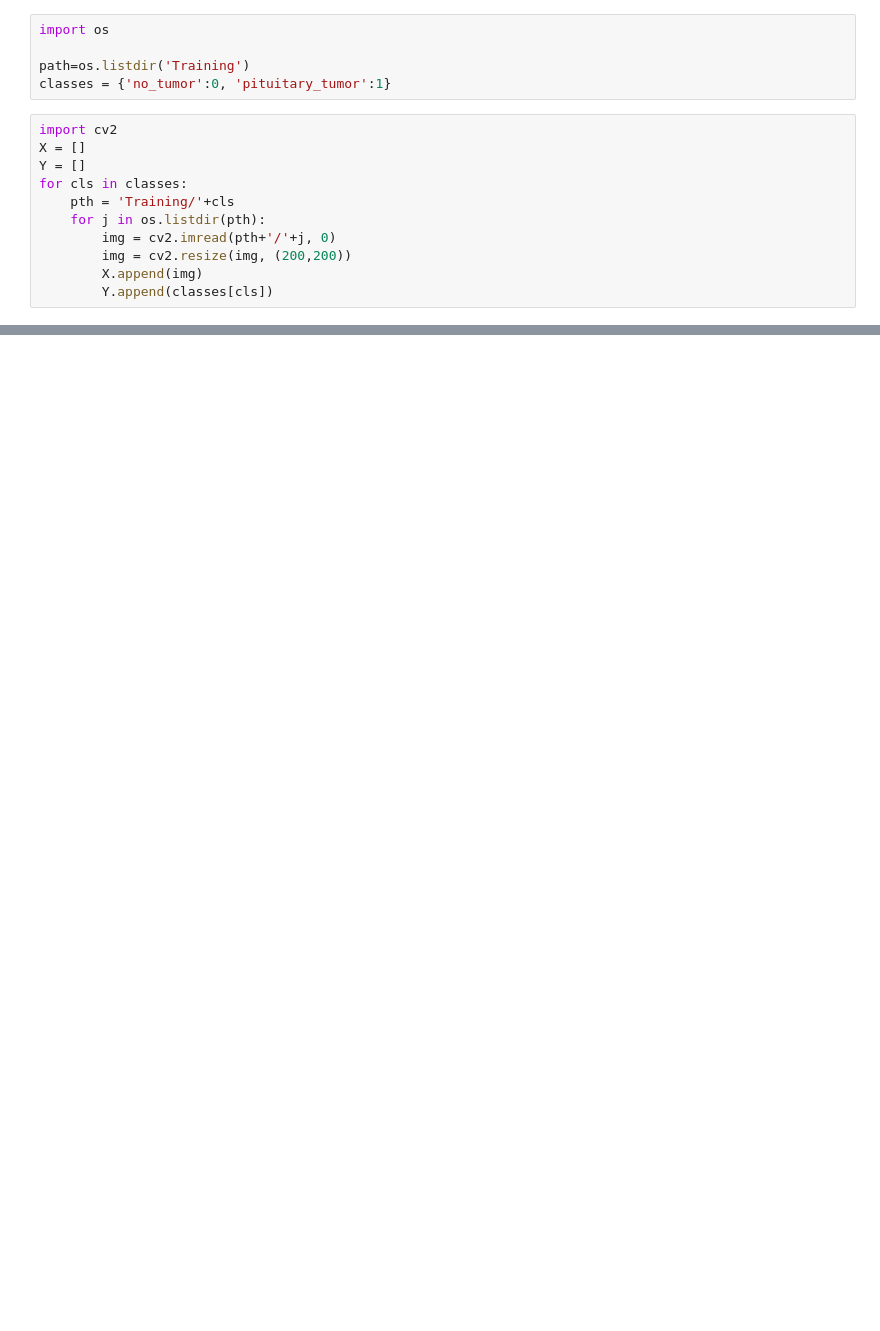
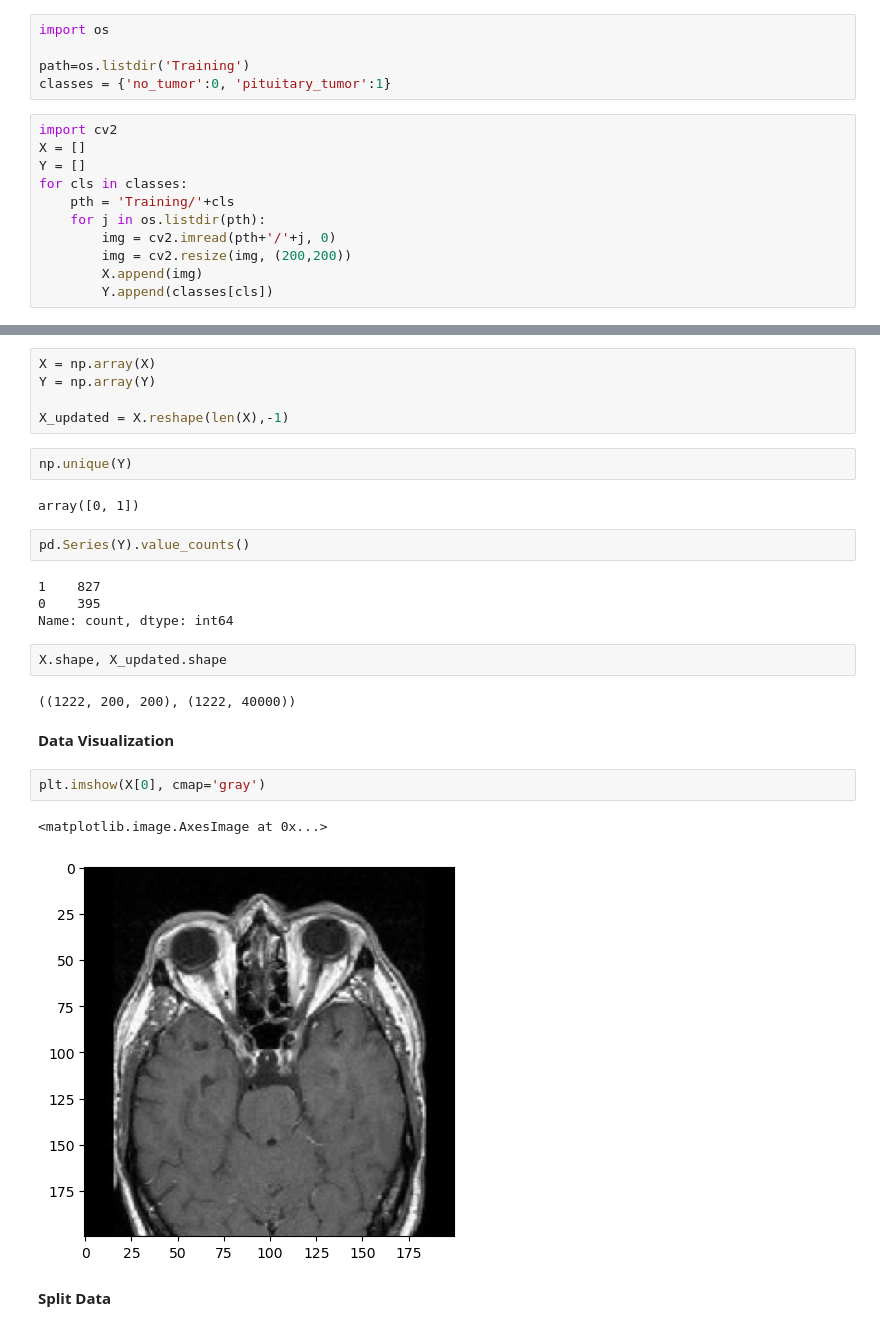
Before and after one commit to shreyaaaa27/Brain_Tumor_Classification, a Jupyter notebook: MRI.ipynb, the cells around one changed output, grey strips where cells are left out. Drawn from its saved outputs; the diff is of its cells as text; blank space fills up the shorter version.

```diff
--- a/MRI.ipynb
+++ b/MRI.ipynb
@@ -26,0 +31,28 @@ for cls in classes:
+# %%
+X = np.array(X)
+Y = np.array(Y)
+
+X_updated = X.reshape(len(X),-1)
+# %%
+np.unique(Y)
+# %% [output]
+array([0, 1])
+# %%
+pd.Series(Y).value_counts()
+# %% [output]
+1    827
+0    395
+Name: count, dtype: int64
+# %%
+X.shape, X_updated.shape
+# %% [output]
+((1222, 200, 200), (1222, 40000))
+# %% [markdown]
+**Data Visualization**
+# %%
+plt.imshow(X[0], cmap='gray')
+# %% [output]
+<matplotlib.image.AxesImage at 0x...>
+[figure, added]
+# %% [markdown]
+**Split Data**
```
Also changed, not shown: parts of 14 cells of this notebook.
